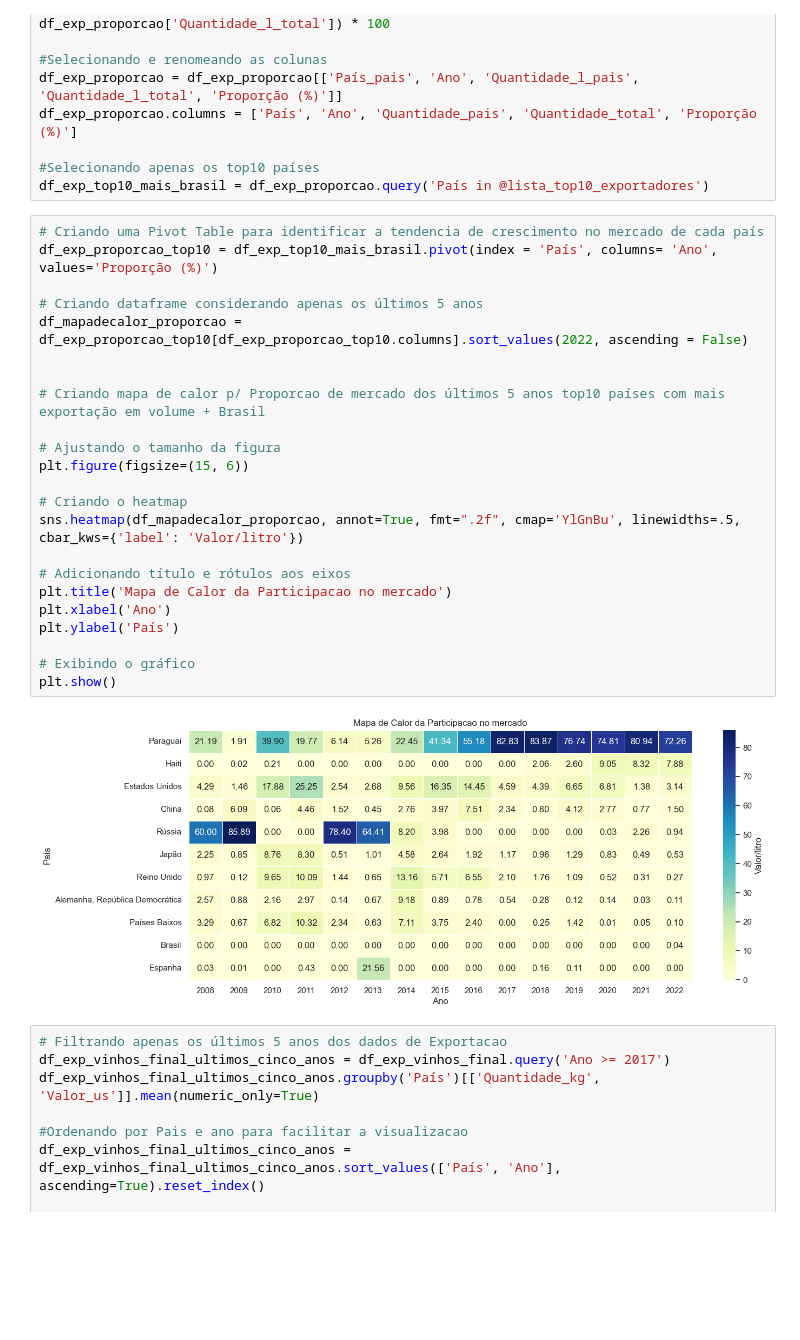
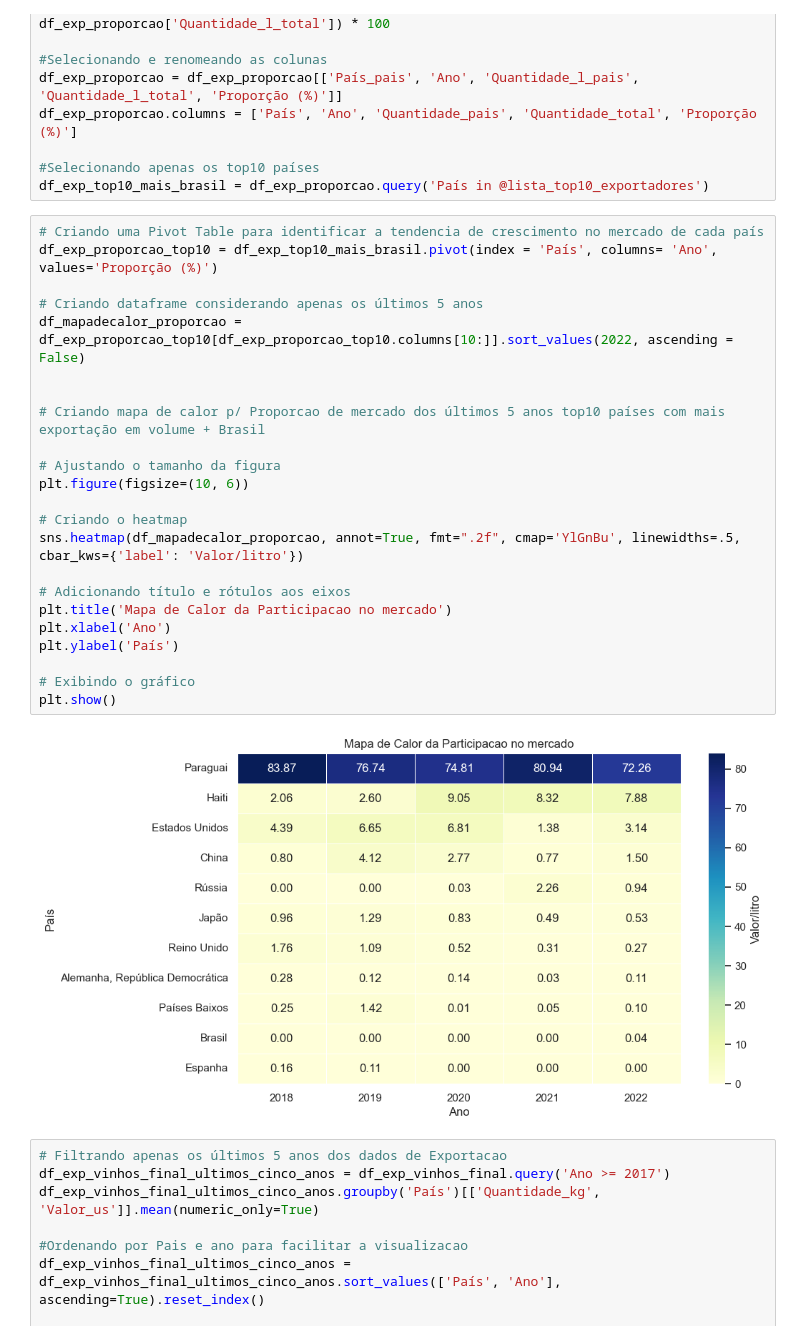
Before and after one commit to nineteens/tech-challenges, a Jupyter notebook: projetos/vinho/analise_exploratoria.ipynb, the cells around one changed output. Drawn from its saved outputs; the diff is of its cells as text; blank space fills up the shorter version.

```diff
--- a/projetos/vinho/analise_exploratoria.ipynb
+++ b/projetos/vinho/analise_exploratoria.ipynb
@@ -212,28 +127,28 @@ df_exp_top10_mais_brasil = df_exp_proporcao.query('País in @lista_top10_exporta
 # %%
 # Criando uma Pivot Table para identificar a tendencia de crescimento no mercado de cada país
 df_exp_proporcao_top10 = df_exp_top10_mais_brasil.pivot(index = 'País', columns= 'Ano', values='Proporção (%)')
 
 # Criando dataframe considerando apenas os últimos 5 anos
-df_mapadecalor_proporcao = df_exp_proporcao_top10[df_exp_proporcao_top10.columns].sort_values(2022, ascending = False)
+df_mapadecalor_proporcao = df_exp_proporcao_top10[df_exp_proporcao_top10.columns[10:]].sort_values(2022, ascending = False)
 
 
 # Criando mapa de calor p/ Proporcao de mercado dos últimos 5 anos top10 países com mais exportação em volume + Brasil
 
 # Ajustando o tamanho da figura
-plt.figure(figsize=(15, 6))
+plt.figure(figsize=(10, 6))
 
 # Criando o heatmap
 sns.heatmap(df_mapadecalor_proporcao, annot=True, fmt=".2f", cmap='YlGnBu', linewidths=.5, cbar_kws={'label': 'Valor/litro'})
 
 # Adicionando título e rótulos aos eixos
 plt.title('Mapa de Calor da Participacao no mercado')
 plt.xlabel('Ano')
 plt.ylabel('País')
 
 # Exibindo o gráfico
 plt.show()
 # %% [output]
-[figure, old version]
+[figure, new version]
 # %%
 # Filtrando apenas os últimos 5 anos dos dados de Exportacao
 df_exp_vinhos_final_ultimos_cinco_anos = df_exp_vinhos_final.query('Ano >= 2017')
```
Also changed, not shown: parts of 12 cells of this notebook, 1 other file.
